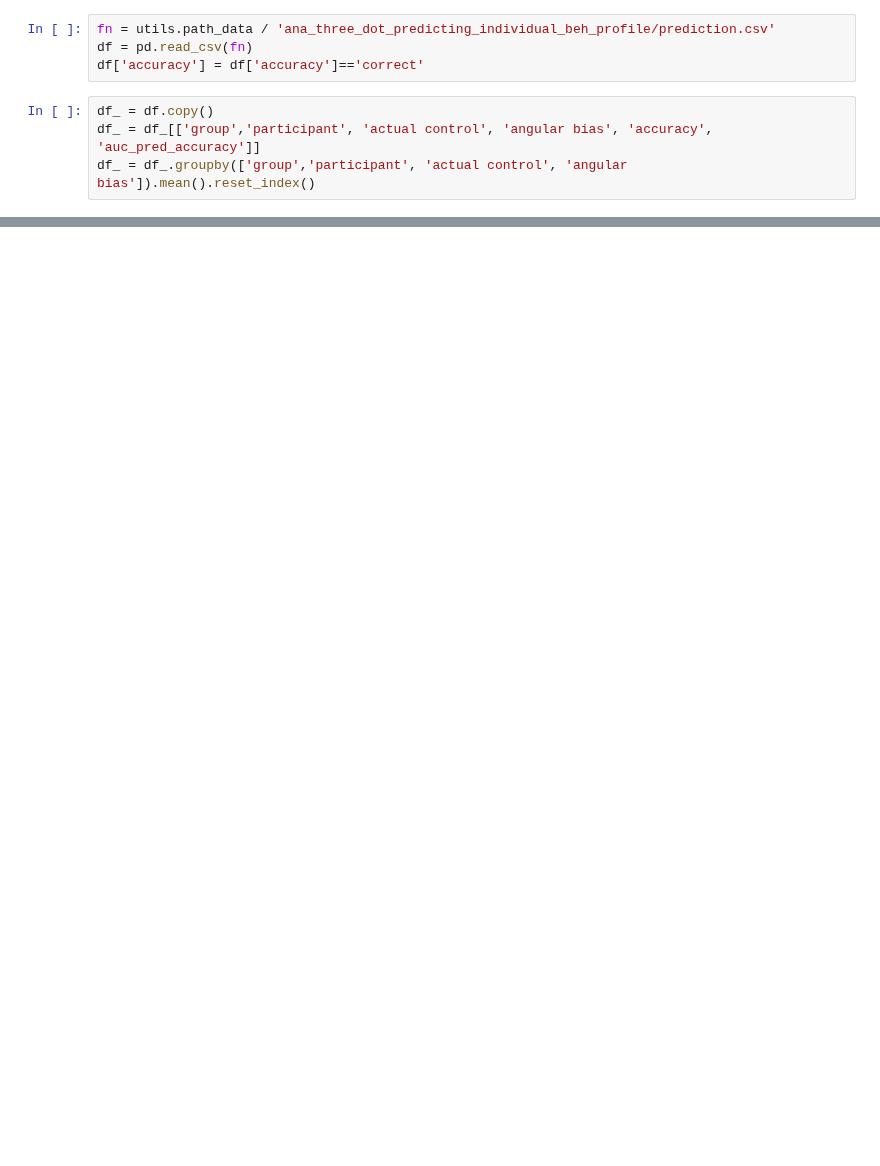
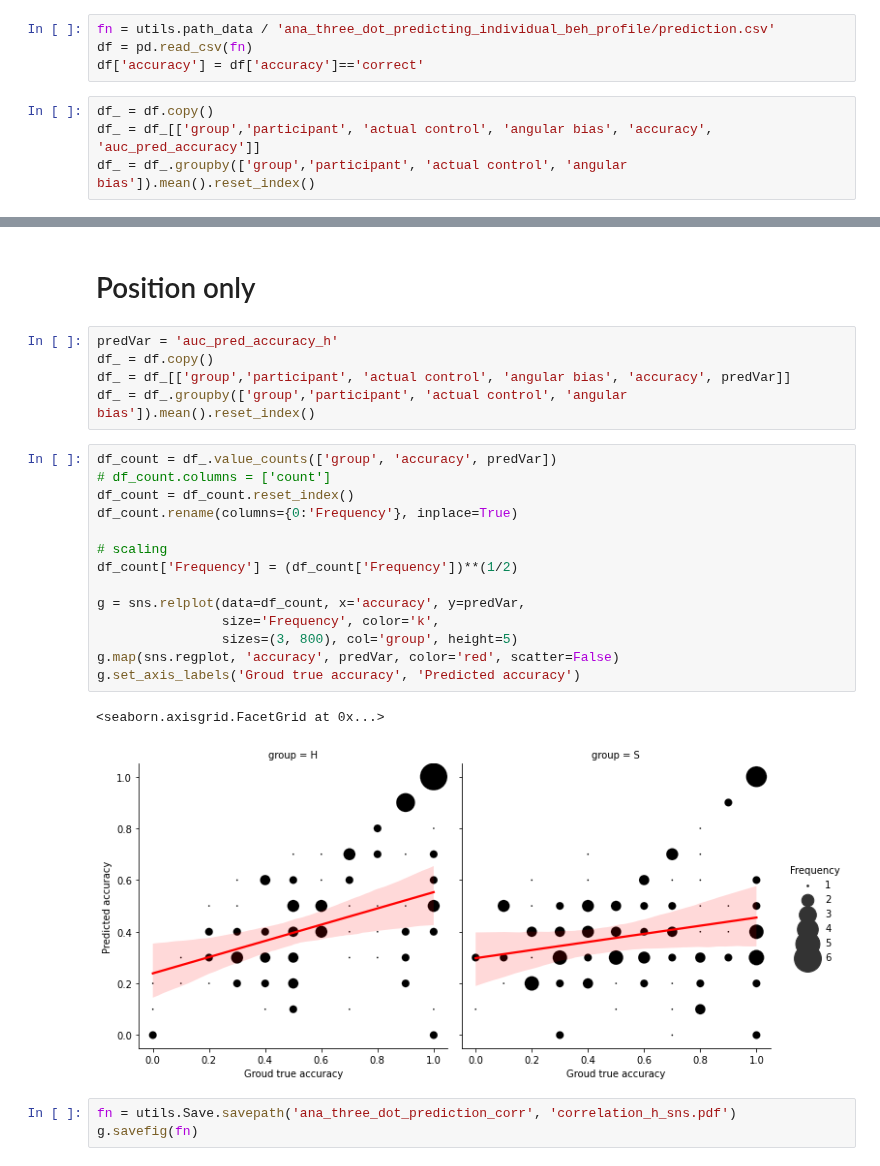
Before and after one commit to acercyc/Keio-Testing_analysis, a Jupyter notebook: src/ana_three_dot_prediction_corr.ipynb, the cells around one changed output, grey strips where cells are left out. Cells and saved outputs as stored; diff of their text form; blank space fills up the shorter version.

```diff
--- a/src/ana_three_dot_prediction_corr.ipynb
+++ b/src/ana_three_dot_prediction_corr.ipynb
@@ -41,0 +65,27 @@ AttributeError: 'FacetGrid' object has no attribute 'reset_index'
+# %% [markdown]
+# Position only
+# %%
+predVar = 'auc_pred_accuracy_h'
+df_ = df.copy()
+df_ = df_[['group','participant', 'actual control', 'angular bias', 'accuracy', predVar]]
+df_ = df_.groupby(['group','participant', 'actual control', 'angular bias']).mean().reset_index()
+# %%
+df_count = df_.value_counts(['group', 'accuracy', predVar])
+# df_count.columns = ['count']
+df_count = df_count.reset_index()
+df_count.rename(columns={0:'Frequency'}, inplace=True)
+
+# scaling
+df_count['Frequency'] = (df_count['Frequency'])**(1/2)
+
+g = sns.relplot(data=df_count, x='accuracy', y=predVar,
+                size='Frequency', color='k',
+                sizes=(3, 800), col='group', height=5)
+g.map(sns.regplot, 'accuracy', predVar, color='red', scatter=False)
+g.set_axis_labels('Groud true accuracy', 'Predicted accuracy')
+# %% [output]
+<seaborn.axisgrid.FacetGrid at 0x...>
+[figure, added]
+# %%
+fn = utils.Save.savepath('ana_three_dot_prediction_corr', 'correlation_h_sns.pdf')
+g.savefig(fn)
```
Also changed, not shown: parts of 9 cells of this notebook, 2 other files.
